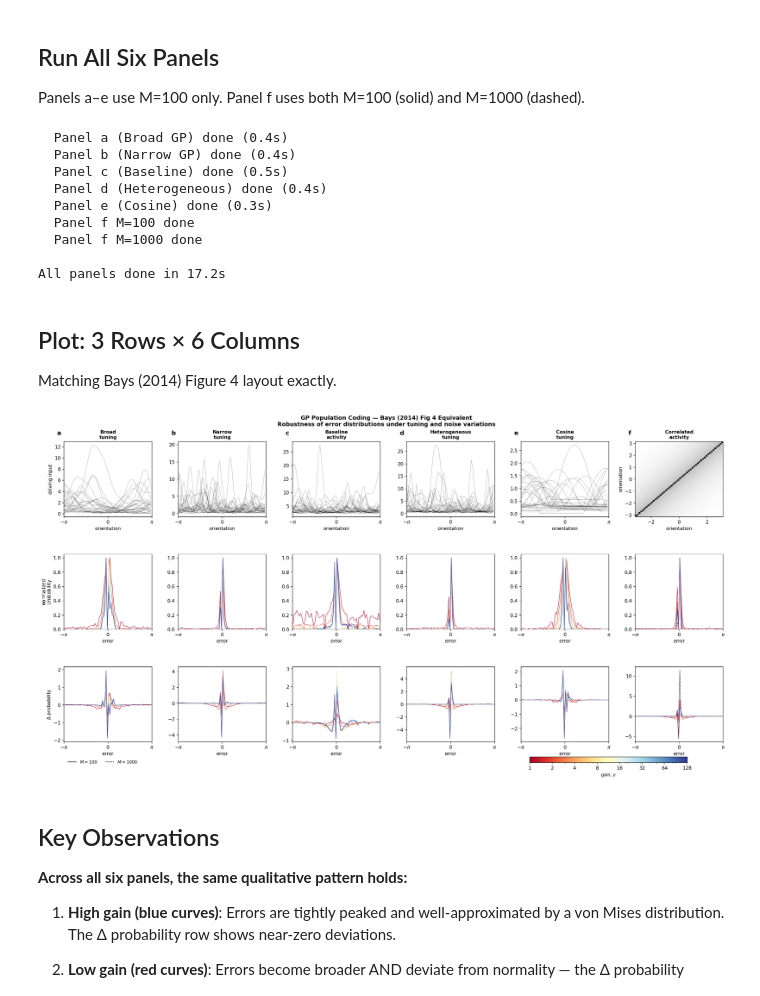
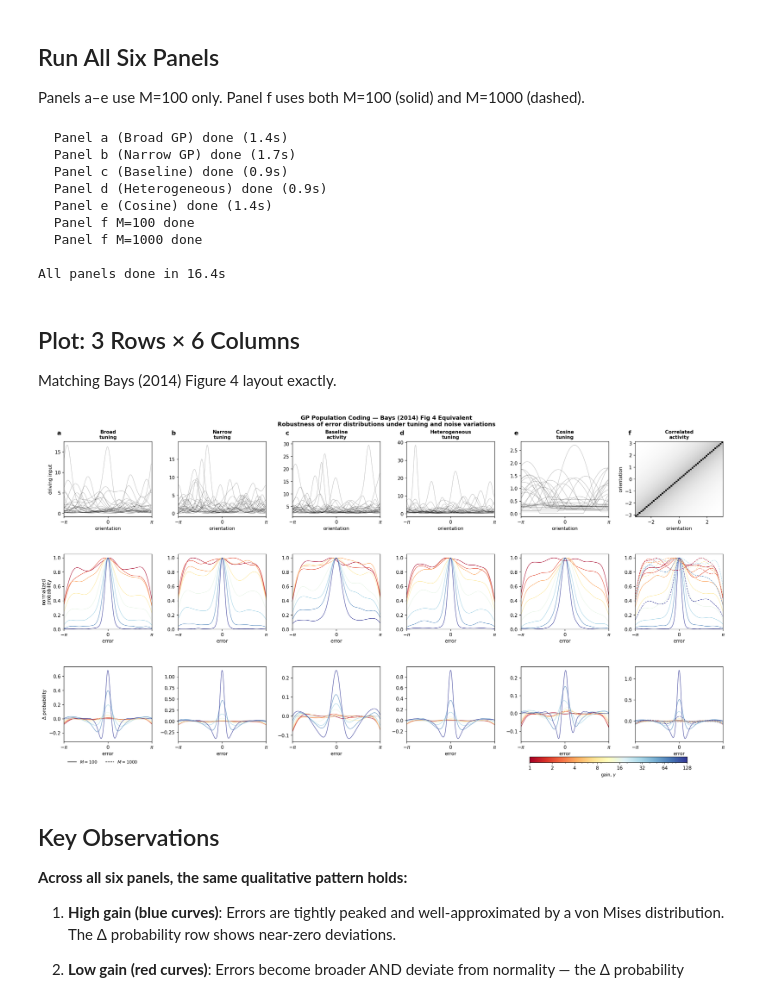
Before and after one commit to YashBit/cbl_cambridge_mphil_2025, a Jupyter notebook: equivalence_model_v0.1/experiments/bays_equivalence/bays_figure_4_notebook.ipynb, the cells around one changed output. Saved outputs shown, nothing was run; the diff lists cells and outputs as text; code cells hidden in the pictures.

Commit message:
refactor: graphs

```diff
--- a/equivalence_model_v0.1/experiments/bays_equivalence/bays_figure_4_notebook.ipynb
+++ b/equivalence_model_v0.1/experiments/bays_equivalence/bays_figure_4_notebook.ipynb
@@ -238,7 +258,7 @@ panel_generators = {
 panels = {}
 t0 = time.time()
 
-# Panels a–e: M=100 only
+# Panels a-e: M=100 only
 for pid, (title, gen_fn) in panel_generators.items():
     pt = time.time()
     thetas, g = gen_fn(100, SEED + ord(pid))
@@ -246,10 +266,10 @@ for pid, (title, gen_fn) in panel_generators.items():
     panels[pid]['g_example_100'] = g[:30]
 
     for gam in GAMMAS:
-        rng = np.random.RandomState(SEED + 100 + int(gam * 100))
+        rng = np.random.RandomState(SEED + 100 + int(gam * 10000))
         errs = run_trials(g, thetas, gam, T_D, SIGMA_SQ, N_TRIALS, rng)
-        panels[pid]['results'][(gam, 100)] = compute_deviation(errs, N_BINS)
-    print(f"  Panel {pid} ({title.split(chr(10))[0]}) done ({time.time()-pt:.1f}s)")
+        panels[pid]['results'][(gam, 100)] = compute_deviation(errs, N_EVAL)
+    print(f'  Panel {pid} ({title.split(chr(10))[0]}) done ({time.time()-pt:.1f}s)')
 
 # Panel f: M=100 and M=1000, with correlations
 pid = 'f'
@@ -265,24 +285,26 @@ for M in [100, 1000]:
     panels[pid][f'g_example_{M}'] = g[:30]
     panels[pid][f'corr_matrix_{M}'] = corr_mat
 
+    # For M=1000, gamma_per_neuron = gamma_total / 1000
+    gammas_M = [gt / M for gt in GAMMAS_TOTAL]
     nt = N_TRIALS if M <= 100 else N_TRIALS_LARGE
-    for gam in GAMMAS:
-        rng = np.random.RandomState(SEED + M + int(gam * 100))
+    for gam in gammas_M:
+        rng = np.random.RandomState(SEED + M + int(gam * 10000))
         errs = run_trials(g, thetas, gam, T_D, SIGMA_SQ, nt, rng, chol_L)
-        panels[pid]['results'][(gam, M)] = compute_deviation(errs, N_BINS)
-    print(f"  Panel f M={M} done")
+        panels[pid]['results'][(gam, M)] = compute_deviation(errs, N_EVAL)
+    print(f'  Panel f M={M} done')
 
-print(f"\nAll panels done in {time.time()-t0:.1f}s")
+print(f'\nAll panels done in {time.time()-t0:.1f}s')
 # %% [output]
-  Panel a (Broad GP) done (0.4s)
-  Panel b (Narrow GP) done (0.4s)
-  Panel c (Baseline) done (0.5s)
-  Panel d (Heterogeneous) done (0.4s)
-  Panel e (Cosine) done (0.3s)
+  Panel a (Broad GP) done (1.4s)
+  Panel b (Narrow GP) done (1.7s)
+  Panel c (Baseline) done (0.9s)
+  Panel d (Heterogeneous) done (0.9s)
+  Panel e (Cosine) done (1.4s)
   Panel f M=100 done
   Panel f M=1000 done
 
-All panels done in 17.2s
+All panels done in 16.4s
 # %% [markdown]
 ## Plot: 3 Rows × 6 Columns
 
@@ -292,8 +314,9 @@ fig = plt.figure(figsize=(21, 11))
 gs = gridspec.GridSpec(3, 6, hspace=0.50, wspace=0.30,
                        left=0.05, right=0.97, bottom=0.08, top=0.88)
 
+# Colormap: gain from low (red) to high (blue), matching Bays
 gain_cmap = plt.cm.RdYlBu
-gain_norm = mcolors.LogNorm(vmin=min(GAMMAS), vmax=max(GAMMAS))
+gain_norm = mcolors.LogNorm(vmin=min(GAMMAS_TOTAL), vmax=max(GAMMAS_TOTAL))
 
 panel_ids = ['a', 'b', 'c', 'd', 'e', 'f']
 titles = ['Broad\ntuning', 'Narrow\ntuning', 'Baseline\nactivity',
@@ -305,7 +328,7 @@ for col, pid in enumerate(panel_ids):
     pop_sizes = p['pop_sizes']
     M_ref = pop_sizes[0]
 
-    # ── ROW 1: Tuning curves / correlation matrix ──
+    # -- ROW 1: Tuning curves / correlation matrix --
     ax_top = fig.add_subplot(gs[0, col])
     if pid == 'f':
         C = p[f'corr_matrix_{M_ref}']
@@ -327,60 +350,68 @@ for col, pid in enumerate(panel_ids):
     ax_top.text(-0.08, 1.15, f'$\\mathbf{{{pid}}}$',
                 transform=ax_top.transAxes, fontsize=13, fontweight='bold', va='top')
 
-    # ── ROW 2: Normalised error distributions ──
+    # -- ROW 2: Normalised error distributions (KDE-smoothed) --
     ax_mid = fig.add_subplot(gs[1, col])
     for M in pop_sizes:
         ls = '-' if M == pop_sizes[0] else '--'
-        for gam in GAMMAS:
+        # Map per-neuron gammas back to total for colormap
+        gammas_M = [gt / M for gt in GAMMAS_TOTAL]
+        for gi, gam in enumerate(gammas_M):
             key = (gam, M)
             if key not in p['results']: continue
             dev = p['results'][key]
             emp = dev['empirical']
             peak = emp.max()
-            ax_mid.plot(dev['centers'], emp/peak if peak > 0 else emp,
-                        color=gain_cmap(gain_norm(gam)), lw=0.9, ls=ls, alpha=0.85)
+            if peak > 0:
+                ax_mid.plot(dev['centers'], emp / peak,
+                            color=gain_cmap(gain_norm(GAMMAS_TOTAL[gi])),
+                            lw=1.0, ls=ls, alpha=0.85)
     ax_mid.set_xlim(-np.pi, np.pi); ax_mid.set_ylim(0, 1.05)
     ax_mid.set_xticks([-np.pi, 0, np.pi])
     ax_mid.set_xticklabels([r'$-\pi$', '0', r'$\pi$'])
     ax_mid.set_xlabel('error')
     if col == 0: ax_mid.set_ylabel('normalized\nprobability')
 
-    # ── ROW 3: Deviation from circular normal ──
+    # -- ROW 3: Deviation from circular normal (KDE-smoothed) --
     ax_bot = fig.add_subplot(gs[2, col])
     for M in pop_sizes:
         ls = '-' if M == pop_sizes[0] else '--'
-        for gam in GAMMAS:
+        gammas_M = [gt / M for gt in GAMMAS_TOTAL]
+        for gi, gam in enumerate(gammas_M):
             key = (gam, M)
             if key not in p['results']: continue
             dev = p['results'][key]
             ax_bot.plot(dev['centers'], dev['deviation'],
-                        color=gain_cmap(gain_norm(gam)), lw=0.9, ls=ls, alpha=0.85)
+                        color=gain_cmap(gain_norm(GAMMAS_TOTAL[gi])),
+                        lw=1.0, ls=ls, alpha=0.85)
     ax_bot.axhline(0, color='gray', lw=0.4)
     ax_bot.set_xlim(-np.pi, np.pi)
     ax_bot.set_xticks([-np.pi, 0, np.pi])
     ax_bot.set_xticklabels([r'$-\pi$', '0', r'$\pi$'])
     ax_bot.set_xlabel('error')
     if col == 0: ax_bot.set_ylabel(r'$\Delta$ probability')
 
 # Legend & colorbar
 from matplotlib.lines import Line2D
 handles = [Line2D([0],[0], color='k', lw=1, ls='-', label='$M=100$'),
            Line2D([0],[0], color='k', lw=1, ls='--', label='$M=1000$')]
 fig.legend(handles=handles, loc='lower left', bbox_to_anchor=(0.05, 0.01),
            fontsize=9, frameon=False, ncol=2)
 
 sm = plt.cm.ScalarMappable(cmap=gain_cmap, norm=gain_norm); sm.set_array([])
 cbar_ax = fig.add_axes([0.70, 0.025, 0.22, 0.015])
 cb = fig.colorbar(sm, cax=cbar_ax, orientation='horizontal')
 cb.set_label(r'gain, $\gamma$', fontsize=9)
-cb.set_ticks(GAMMAS); cb.set_ticklabels([str(int(g)) for g in GAMMAS])
+cb.set_ticks(GAMMAS_TOTAL)
+cb.set_ticklabels([str(g) for g in GAMMAS_TOTAL])
 
-fig.suptitle('GP Population Coding — Bays (2014) Fig 4 Equivalent\n'
+fig.suptitle('GP Population Coding \u2014 Bays (2014) Fig 4 Equivalent\n'
              'Robustness of error distributions under tuning and noise variations',
              fontsize=12, fontweight='bold', y=0.95)
+plt.savefig('bays_fig4.png', dpi=150, bbox_inches='tight')
 plt.show()
 # %% [output]
-[figure, old version]
+[figure, new version]
 # %% [markdown]
 ## Key Observations
 
```
Also changed, not shown: parts of 3 cells of this notebook, 15 other files.
